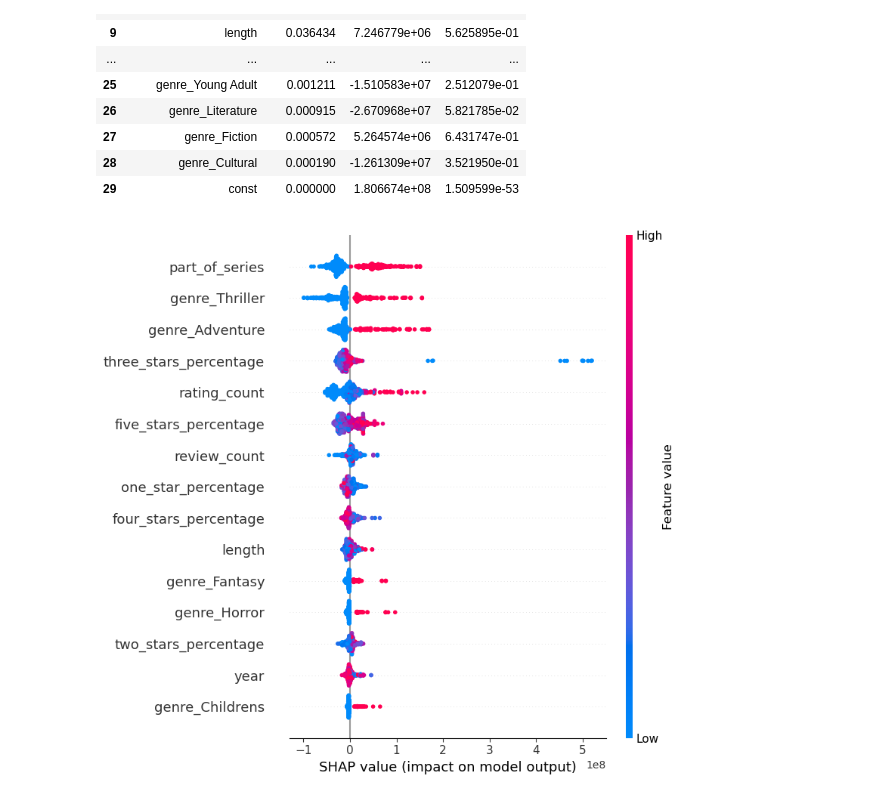
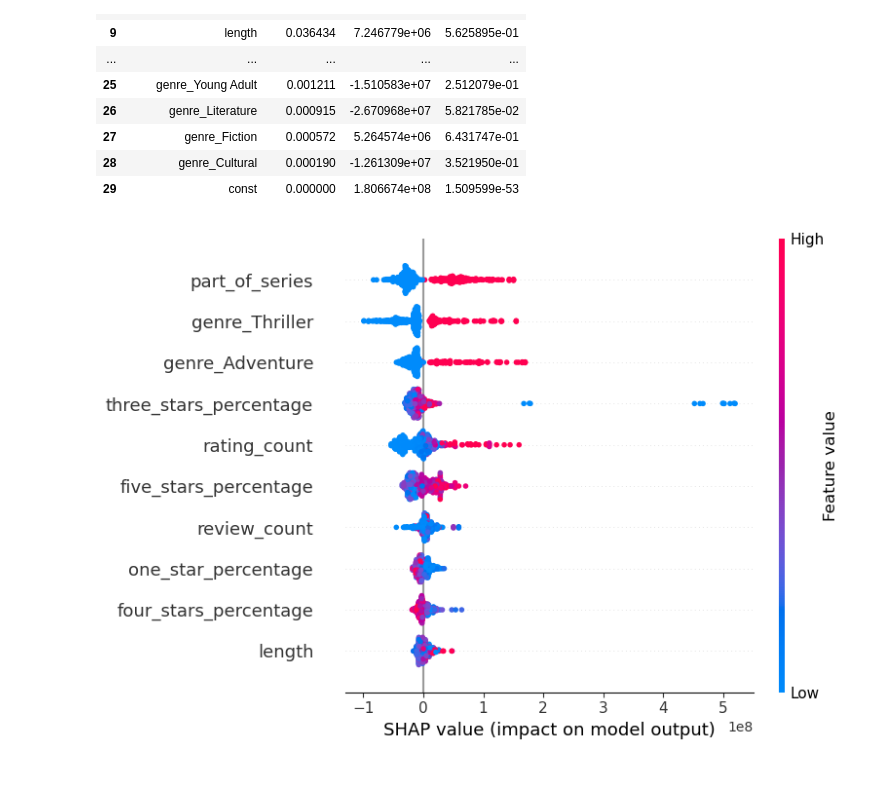
Before and after one commit to epfl-ada/ada-2024-project-datadruids, a Jupyter notebook: src/book_reg.ipynb, the cells around one changed output. Saved outputs shown, nothing was run; the diff lists cells and outputs as text; code cells hidden in the pictures.

Commit message:
Pretty plots

```diff
--- a/src/book_reg.ipynb
+++ b/src/book_reg.ipynb
@@ -280,10 +365,10 @@ display(combined_features)
 # %%
 import shap
 
 # Assuming you have a trained Random Forest model `rf_model` and your data is `X_train`
 explainer = shap.TreeExplainer(best_model)
 shap_values = explainer.shap_values(X_train)
 
-shap.summary_plot(shap_values, X_train, max_display=15)
+shap.summary_plot(shap_values, X_train, max_display=10)
 # %% [output]
-[figure, old version]
+[figure, new version]
```
Also changed, not shown: parts of 5 cells of this notebook, 2 other files.
